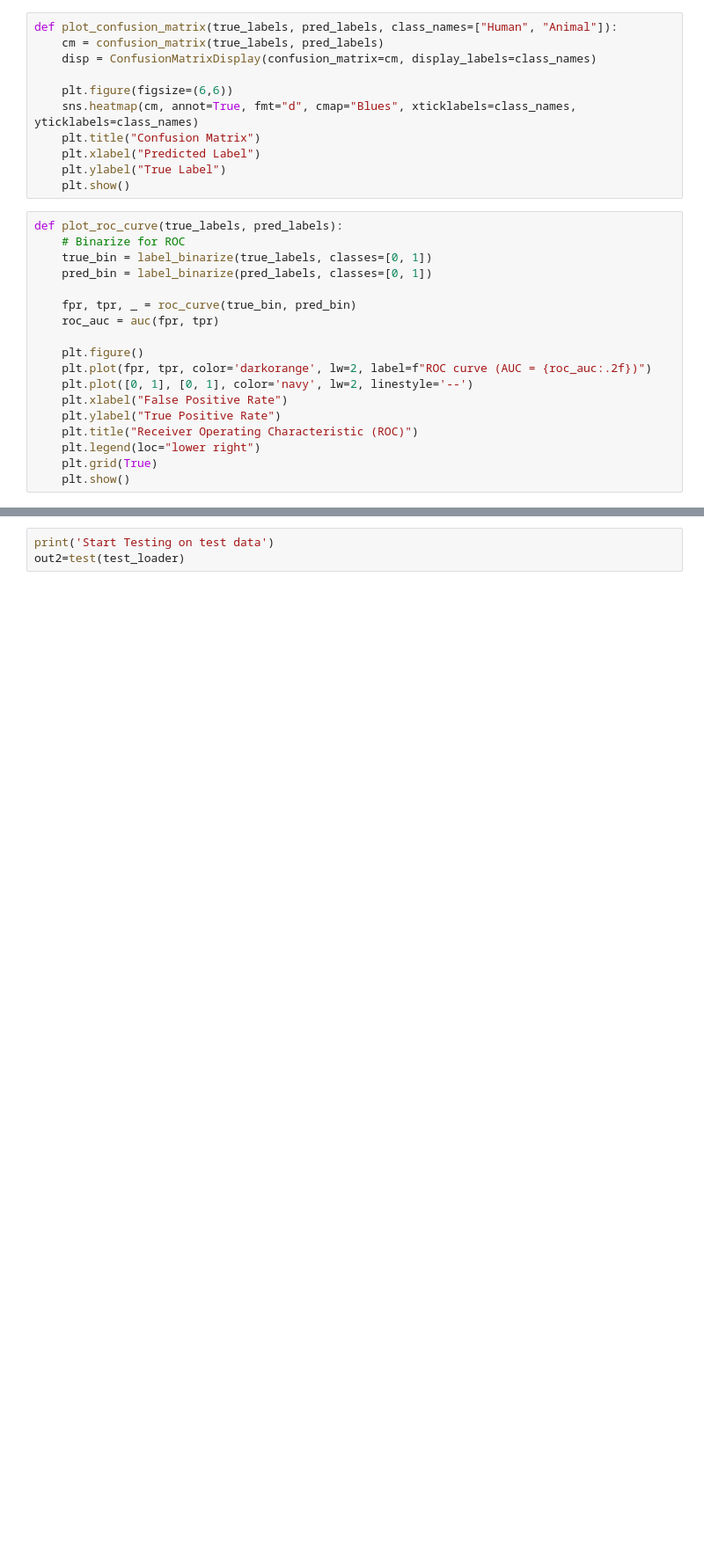
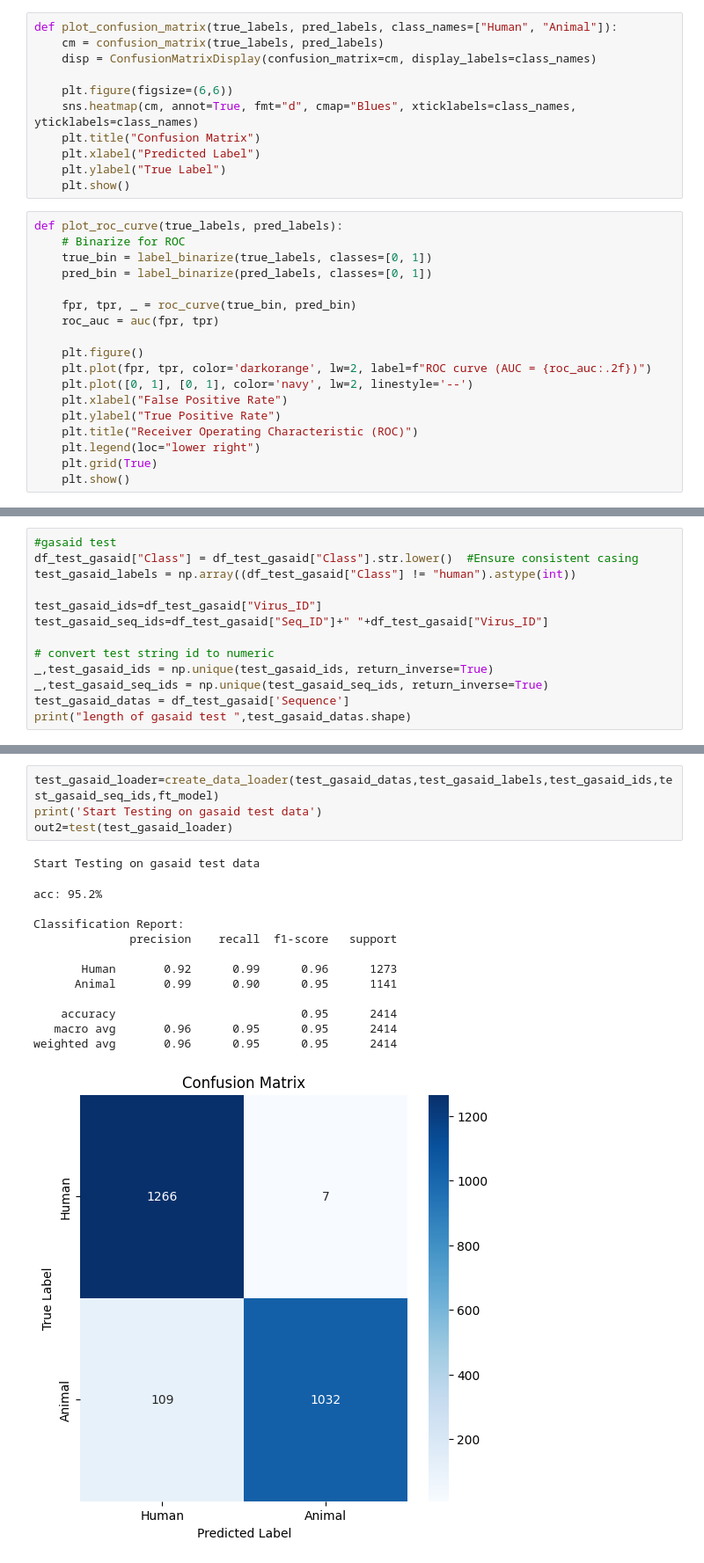
Before and after one commit to nesma-shafie/ViroAlert, a Jupyter notebook: att-mil-hostnet.ipynb, the cells around one changed output, grey strips where cells are left out. Shown at 88% size. Cells and saved outputs as stored; diff of their text form; blank space fills up the shorter version.

```diff
--- a/att-mil-hostnet.ipynb
+++ b/att-mil-hostnet.ipynb
@@ -448,0 +456,13 @@ gasaid_test_datas = df_gasaid['Sequence']
+# %%
+#gasaid test
+df_test_gasaid["Class"] = df_test_gasaid["Class"].str.lower()  #Ensure consistent casing
+test_gasaid_labels = np.array((df_test_gasaid["Class"] != "human").astype(int))
+
+test_gasaid_ids=df_test_gasaid["Virus_ID"]
+test_gasaid_seq_ids=df_test_gasaid["Seq_ID"]+" "+df_test_gasaid["Virus_ID"]
+
+# convert test string id to numeric
+_,test_gasaid_ids = np.unique(test_gasaid_ids, return_inverse=True)
+_,test_gasaid_seq_ids = np.unique(test_gasaid_seq_ids, return_inverse=True)
+test_gasaid_datas = df_test_gasaid['Sequence']
+print("length of gasaid test ",test_gasaid_datas.shape)
@@ -650,3 +631,18 @@ val_loader = DataLoader(val_mildataset, batch_size=32, shuffle=True,num_workers=
 # %%
-print('Start Testing on test data')
-out2=test(test_loader)
+test_gasaid_loader=create_data_loader(test_gasaid_datas,test_gasaid_labels,test_gasaid_ids,test_gasaid_seq_ids,ft_model)
+print('Start Testing on gasaid test data')
+out2=test(test_gasaid_loader)
+# %% [output]
+Start Testing on gasaid test data
+acc: 95.2%
+
+Classification Report:
+              precision    recall  f1-score   support
+
+       Human       0.92      0.99      0.96      1273
+      Animal       0.99      0.90      0.95      1141
+
+    accuracy                           0.95      2414
+   macro avg       0.96      0.95      0.95      2414
+weighted avg       0.96      0.95      0.95      2414
+[figure, added]
```
Also changed, not shown: parts of 37 cells of this notebook.
